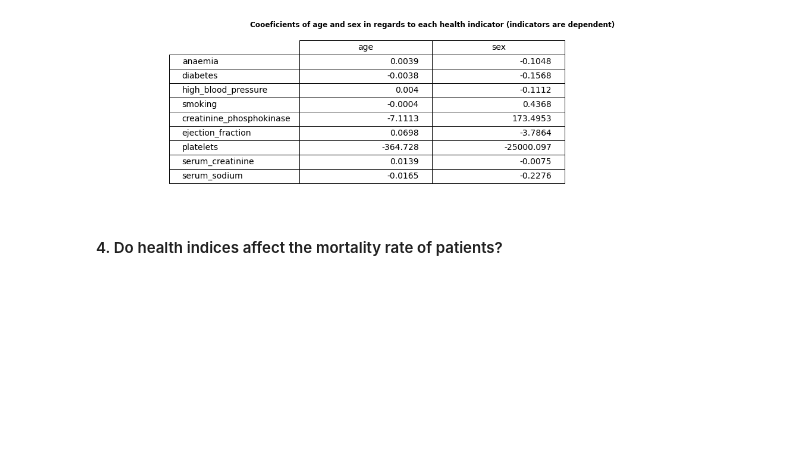
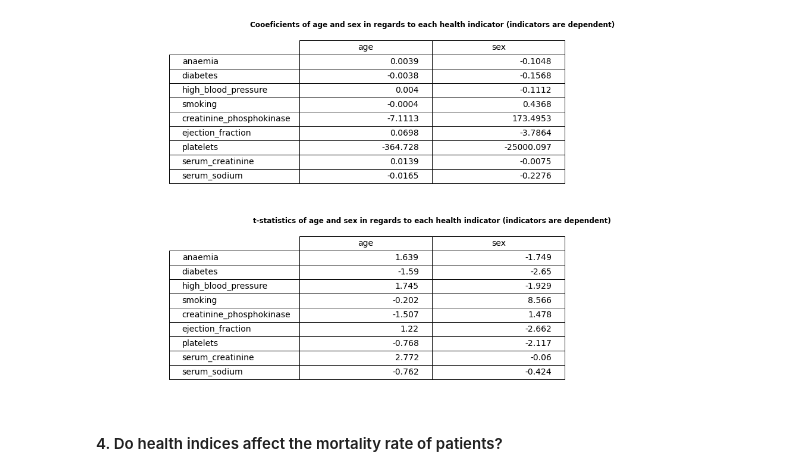
Before and after one commit to tminhquang00/EEET2485-heart-failure-prediction, a Jupyter notebook: health-failure-detection - Tam.ipynb, the cells around one changed output. Cells and saved outputs as stored; diff of their text form; code cells hidden in the pictures; blank space fills up the shorter version.

Commit message:
Add summary tables

```diff
--- a/health-failure-detection - Tam.ipynb
+++ b/health-failure-detection - Tam.ipynb
@@ -30,9 +30,11 @@ health_features = ['anaemia', 'diabetes', 'high_blood_pressure', 'smoking', 'cre
 # fvalue: get f value
 # f_pvalue: get p value
 # params: get coefficient
+# tvalues: get t-statistic
 
 test_results = []
 coef_results = []
+t_results = []
 for feature in health_features:
     results = smf.ols(feature + ' ~ age + sex', data=data).fit()
 
@@ -40,6 +42,8 @@ for feature in health_features:
     test_results.append(test_values)
     coef_values = [round(results.params[1], 4), round(results.params[2], 4)]
     coef_results.append(coef_values)
+    t_values = [round(results.tvalues[1], 3), round(results.tvalues[2], 3)]
+    t_results.append(t_values)
 
     print('\033[1m ANOVA of age and sex with', feature,'\033[0m')
     print(results.summary())
@@ -98,6 +102,23 @@ ax.set_title('Cooeficients of age and sex in regards to each health indicator (i
 plt.show()
 # %% [output]
 [figure]
+# %%
+fig, ax = plt.subplots(figsize = (20,5))
+ax.set_axis_off()
+table = ax.table(
+    cellText = t_results,
+    rowLabels = health_features,
+    colLabels = ['age', 'sex'],
+    colWidths = [0.1] * 2,
+    loc = 'center')
+table.set_fontsize(14)
+table.scale(2, 2)
+
+ax.set_title('t-statistics of age and sex in regards to each health indicator (indicators are dependent)', fontweight ="bold")
+
+plt.show()
+# %% [output]
+[figure, added]
 # %% [markdown]
 #### 4. Do health indices affect the mortality rate of patients?
 # %% [markdown]
```
Also changed, not shown: parts of 2 cells of this notebook.
